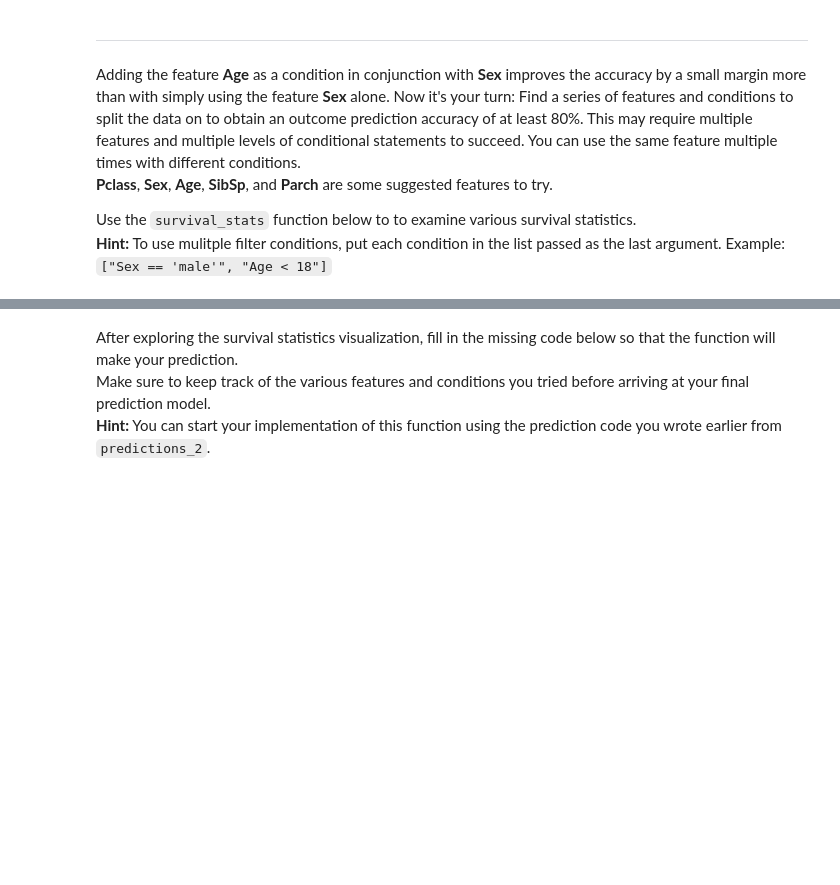
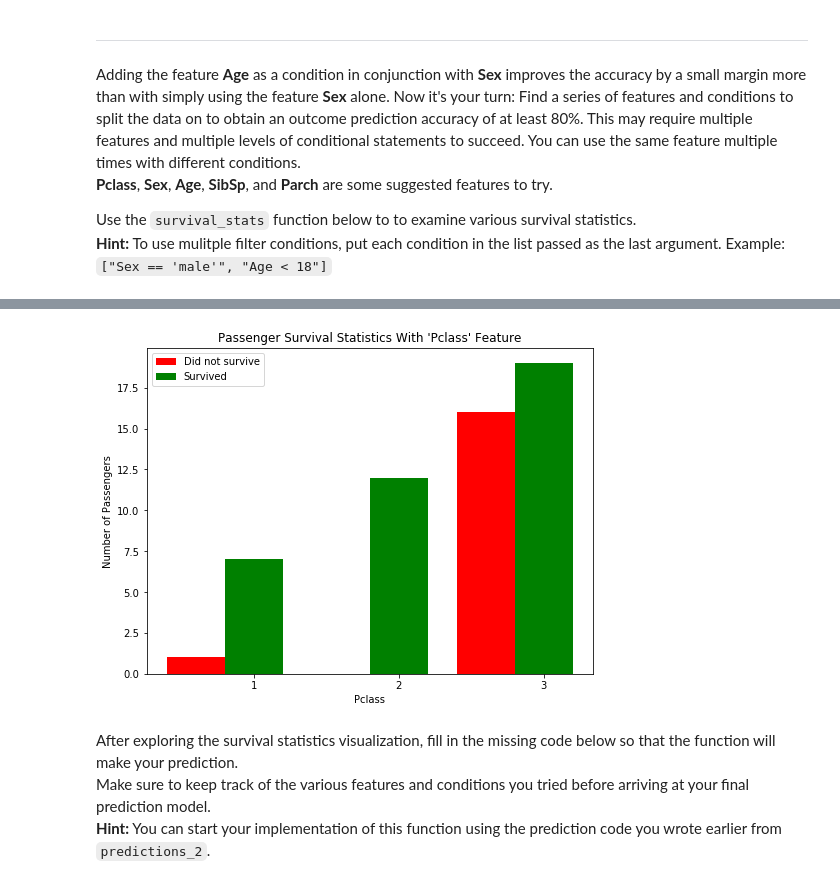
Before and after one commit to mukerong/Machine-Learning-Engineer-Nanodegree, a Jupyter notebook: P0-Titanic/titanic_survival_exploration.ipynb, the cells around one changed output, grey strips where cells are left out. Drawn from its saved outputs; the diff is of its cells as text; code cells hidden in the pictures; blank space fills up the shorter version.

```diff
--- a/P0-Titanic/titanic_survival_exploration.ipynb
+++ b/P0-Titanic/titanic_survival_exploration.ipynb
@@ -186,3 +217,7 @@ vs.survival_stats(data, outcomes, 'Age', ["Sex == 'male'", "Age < 18"])
+# %%
+vs.survival_stats(data, outcomes, 'Pclass', ["Sex == 'female'", "Age < 18"])
+# %% [output]
+[figure, added]
 # %% [markdown]
 After exploring the survival statistics visualization, fill in the missing code below so that the function will make your prediction.
 Make sure to keep track of the various features and conditions you tried before arriving at your final prediction model.
```
Also changed, not shown: parts of 23 cells of this notebook.
